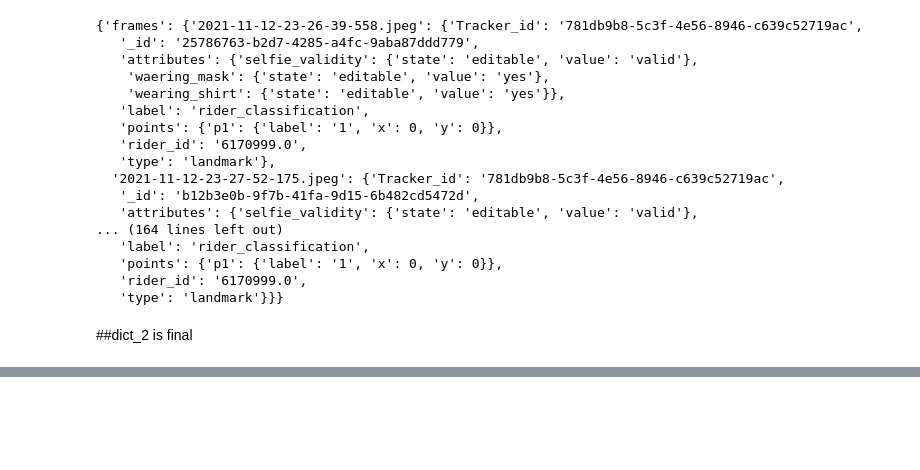
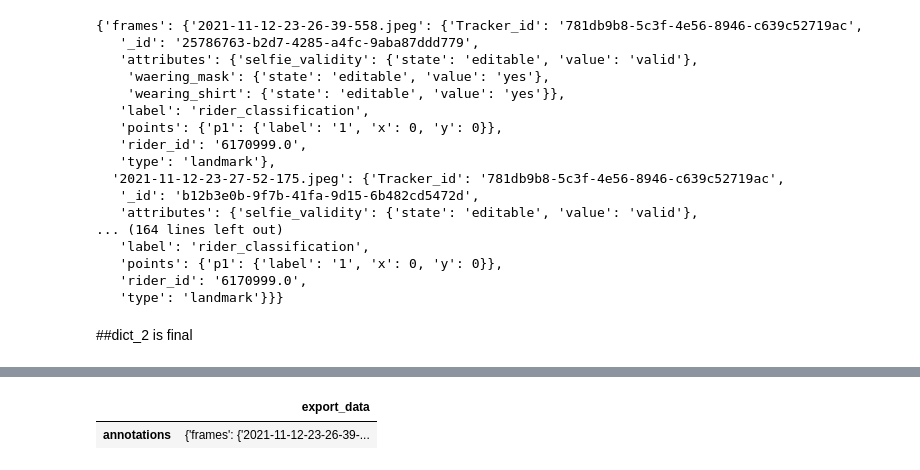
Before and after one commit to varshapande/Assignment, a Jupyter notebook: Assignment_part1.ipynb, the cells around one changed output, grey strips where cells are left out. Saved outputs shown, nothing was run; the diff lists cells and outputs as text; code cells hidden in the pictures; blank space fills up the shorter version.

```diff
--- a/Assignment_part1.ipynb
+++ b/Assignment_part1.ipynb
@@ -389,0 +404,6 @@ print(dict_2)
+# %%
+ds = pd.DataFrame(dict_2)
+ds
+# %% [output]
+|  | export_data |
+| annotations | {'frames': {'2021-11-12-23-26-39-... |
```
Also changed, not shown: parts of 3 cells of this notebook.
